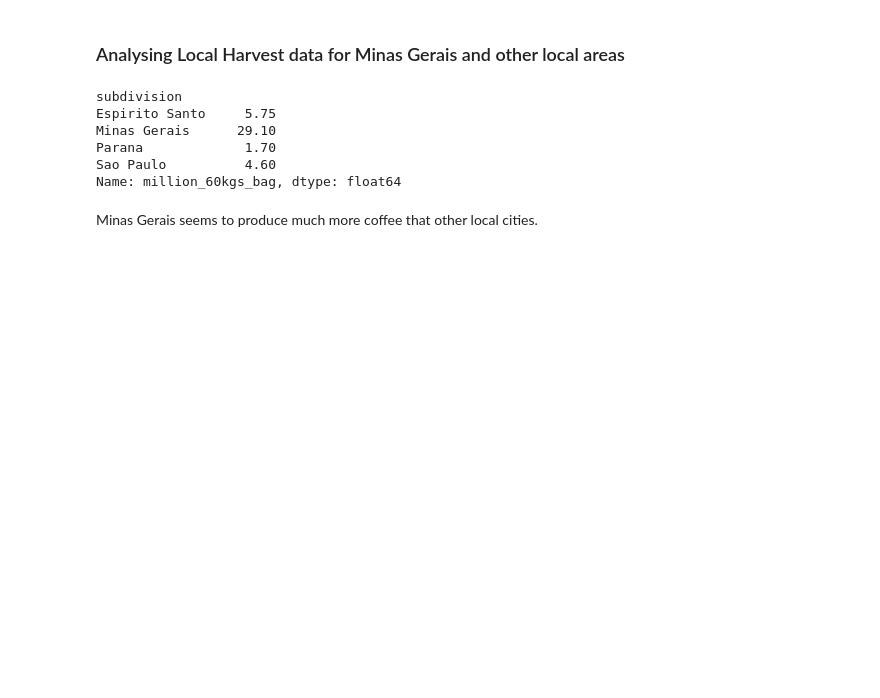
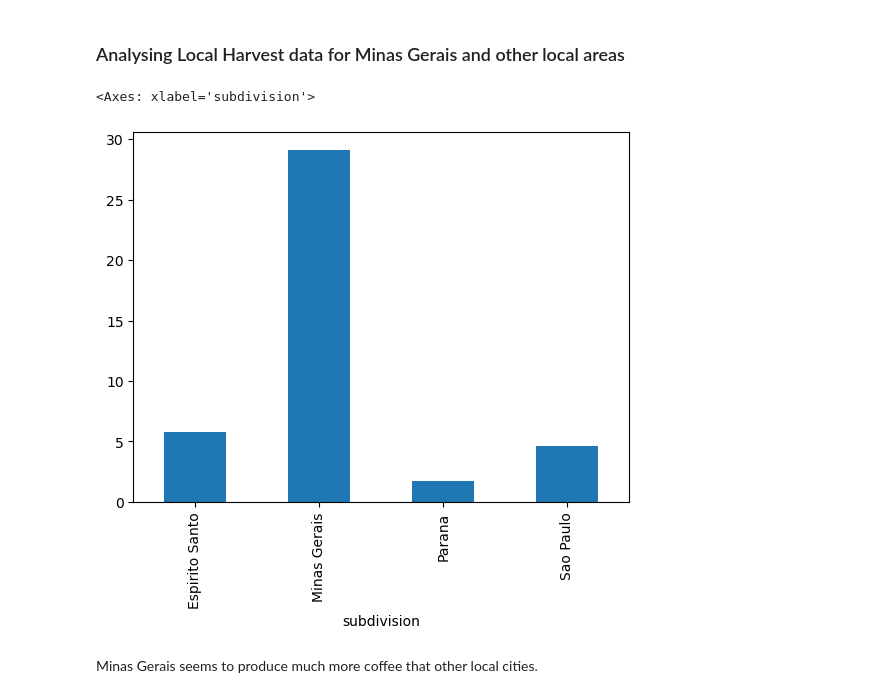
Before and after one commit to theslater11/WeatherDataMG, a Jupyter notebook: weather_api/notebooks/explore_weather.ipynb, the cells around one changed output. Saved outputs shown, nothing was run; the diff lists cells and outputs as text; code cells hidden in the pictures; blank space fills up the shorter version.

```diff
--- a/weather_api/notebooks/explore_weather.ipynb
+++ b/weather_api/notebooks/explore_weather.ipynb
@@ -8,4 +8,20 @@ import seaborn as sns
 # %%
 monthly = pd.read_csv("/Users/sa12/Documents/Repositories/WeatherDataMG/weather_api/data/csv/MonthlyMedians.csv")
 yearly = pd.read_csv("/Users/sa12/Documents/Repositories/WeatherDataMG/weather_api/data/csv/YearlyMedians.csv")
-minas_yearly = pd.read_csv("/Users/sa12/Documents/Repositories/WeatherDataMG/weather_api/data/csv/br_final.csv").dropna()
+harvest_yearly = pd.read_csv("/Users/sa12/Documents/Repositories/WeatherDataMG/weather_api/data/csv/br_final.csv").dropna()
+minas_harvest = pd.read_csv("/Users/sa12/Documents/Repositories/WeatherDataMG/weather_api/data/csv/harvest_weather.csv")
+# %%
+harvest_yearly_index = harvest_yearly.set_index(harvest_yearly["year"])
+parana = harvest_yearly[harvest_yearly["subdivision"] == "Parana"]
+minas = harvest_yearly[harvest_yearly["subdivision"] == "Minas Gerais"]
+espirit = harvest_yearly[harvest_yearly["subdivision"] == "Espirito Santo"]
+paulo = harvest_yearly[harvest_yearly["subdivision"] == "Sao Paulo"]
+#merge1 = pd.merge(parana,minas, how="outer", left_index=True, right_index=True)
+#print(merge1)
+location_compare = pd.DataFrame({"Parana":parana,
+                                "Minas Gerais":minas,
+                                "Espirito Santo":espirit,
+                                "Sao Paulo":paulo
+                                },index = harvest_yearly["subdivision"])
+
+print(location_compare)
@@ -54,14 +72,11 @@ sns.scatterplot(data=monthly, x=monthly["humidity"], y=monthly["pressure"], hue=
 # %% [markdown]
 ### Analysing Local Harvest data for Minas Gerais and other local areas
 # %%
-minas_yearly.groupby("subdivision")["million_60kgs_bag"].median()
+h1 = harvest_yearly.groupby("subdivision")["million_60kgs_bag"].median()
+h1.plot.bar()
 # %% [output]
-subdivision
-Espirito Santo     5.75
-Minas Gerais      29.10
-Parana             1.70
-Sao Paulo          4.60
-Name: million_60kgs_bag, dtype: float64
+<Axes: xlabel='subdivision'>
+[figure, added]
 # %% [markdown]
 Minas Gerais seems to produce much more coffee that other local cities.
 # %%
```
Also changed, not shown: parts of 3 cells of this notebook, 3 other files.
